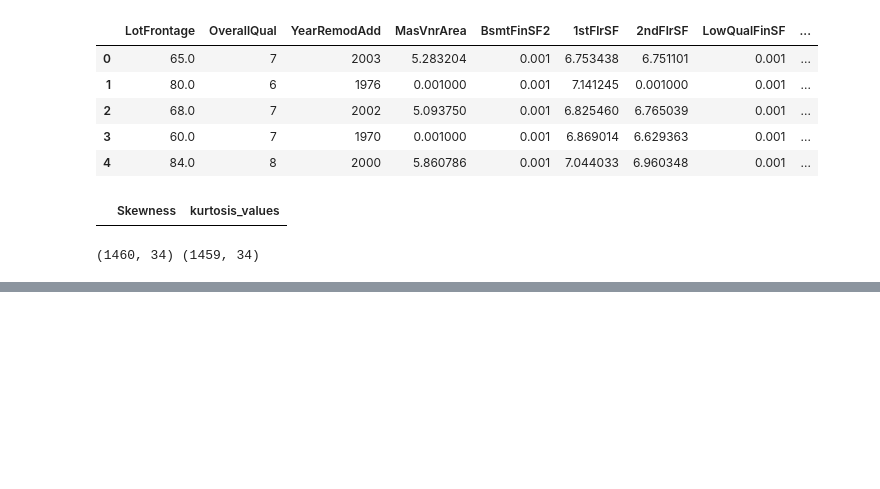
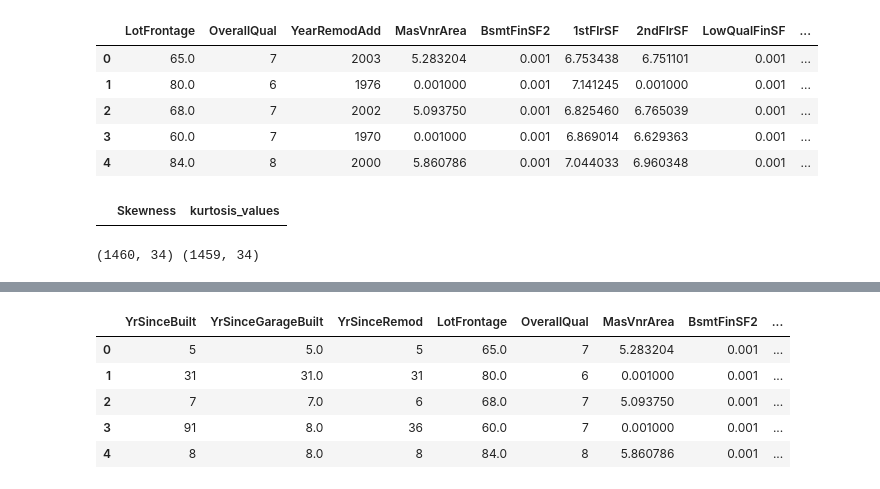
Before and after one commit to Anurag163/Kaggle--House-Prediction, a Jupyter notebook: RFE.ipynb, the cells around one changed output, grey strips where cells are left out. Cells and saved outputs as stored; diff of their text form; code cells hidden in the pictures; blank space fills up the shorter version.

```diff
--- a/RFE.ipynb
+++ b/RFE.ipynb
@@ -426,0 +467,4 @@ restored_values_y_pred_model4.to_csv('/home/anuragverma/Desktop/Kaggle/Kaggle--H
+# %%
+dummy_df_years['YrSinceBuilt']=dummy_df_years['YrSold']-dummy_df_years['YearBuilt']
+dummy_df_years['YrSinceGarageBuilt']=dummy_df_years['YrSold']-dummy_df_years['GarageYrBlt']
+dummy_df_years['YrSinceRemod']=dummy_df_years['YrSold']-dummy_df_years['YearRemodAdd']
@@ -426,0 +482,5 @@ restored_values_y_pred_model4.to_csv('/home/anuragverma/Desktop/Kaggle/Kaggle--H
+# %%
+dummy_df_years_df=dummy_df_years[['YrSinceBuilt','YrSinceGarageBuilt','YrSinceRemod']]
+dummy_df_years_df=dummy_df_years_df.fillna(0)
+dummy_df_years_df_skew=dummy_df_years_df.apply(skew)
+dummy_df_years_df_skew
@@ -435,0 +542,9 @@ restored_values_y_pred_model4.head(5)
+# %%
+combined_df.head(5)
+# %% [output]
+|  | YrSinceBuilt | YrSinceGarageBuilt | YrSinceRemod | LotFrontage | OverallQual | MasVnrArea | BsmtFinSF2 | ... |
+| 0 | 5 | 5.0 | 5 | 65.0 | 7 | 5.283204 | 0.001 | ... |
+| 1 | 31 | 31.0 | 31 | 80.0 | 6 | 0.001000 | 0.001 | ... |
+| 2 | 7 | 7.0 | 6 | 68.0 | 7 | 5.093750 | 0.001 | ... |
+| 3 | 91 | 8.0 | 36 | 60.0 | 7 | 0.001000 | 0.001 | ... |
+| 4 | 8 | 8.0 | 8 | 84.0 | 8 | 5.860786 | 0.001 | ... |
```
Also changed, not shown: parts of 26 cells of this notebook, 4 other files.
